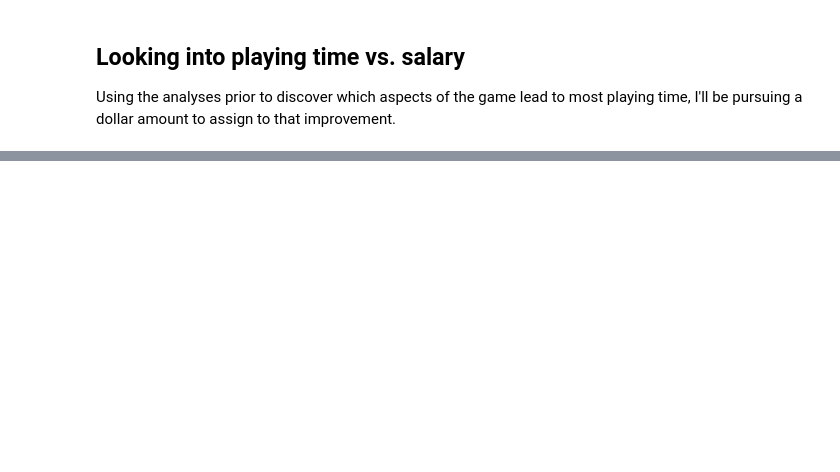
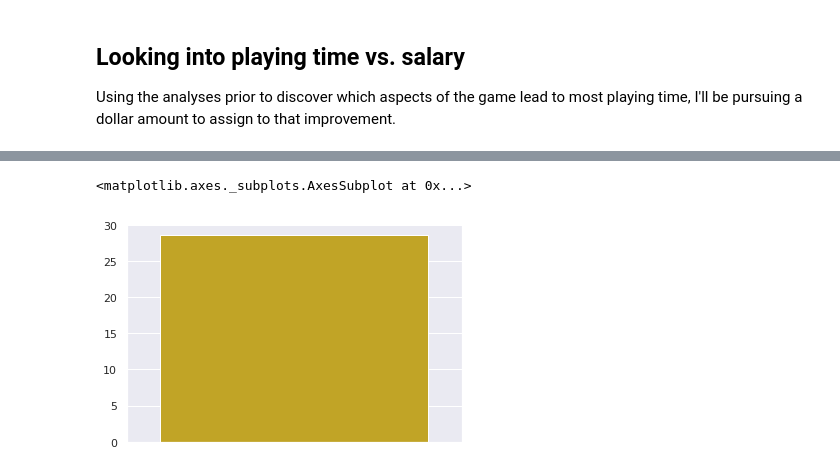
Before and after one commit to aaronfrederick/B-Tier-Basketball-Career-Modeling, a Jupyter notebook: Project Luther Visualization and Modeling.ipynb, the cells around one changed output, grey strips where cells are left out. Saved outputs shown, nothing was run; the diff lists cells and outputs as text; code cells hidden in the pictures; blank space fills up the shorter version.

```diff
--- a/Project Luther Visualization and Modeling.ipynb
+++ b/Project Luther Visualization and Modeling.ipynb
@@ -103,0 +155,5 @@ sns.scatterplot(x=pay_df['minutes_played'], y=pay_df['salary'])
+# %%
+pt_group = pay_df[['team','minutes_played']].groupby(by=['team']).median()
+top5 = pt_group.sort_values(by='minutes_played', ascending=False).head()
+top5['Team'] = top5.index
+top5['Minutes Played Per Game'] = top5.minutes_played
@@ -103,0 +170,5 @@ sns.scatterplot(x=pay_df['minutes_played'], y=pay_df['salary'])
+# %%
+sns.barplot(y=top5['Minutes Played Per Game'].iloc[0], color = 'xkcd:gold')
+# %% [output]
+<matplotlib.axes._subplots.AxesSubplot at 0x...>
+[figure, added]
```
Also changed, not shown: parts of 63 cells of this notebook.
